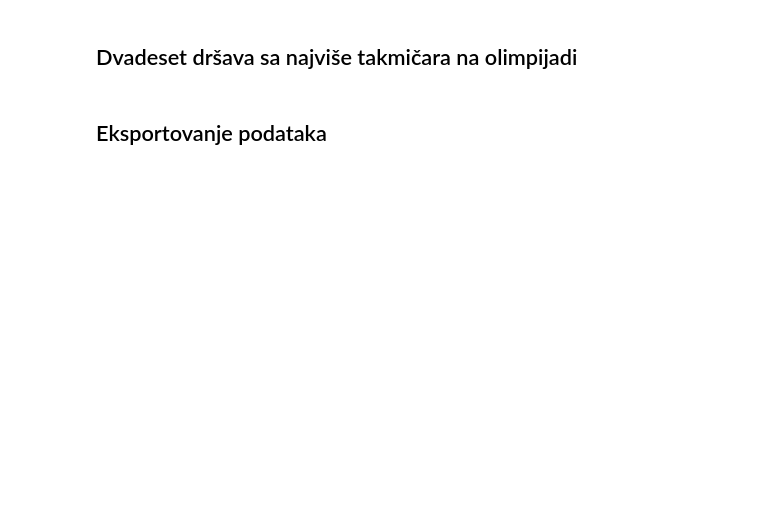
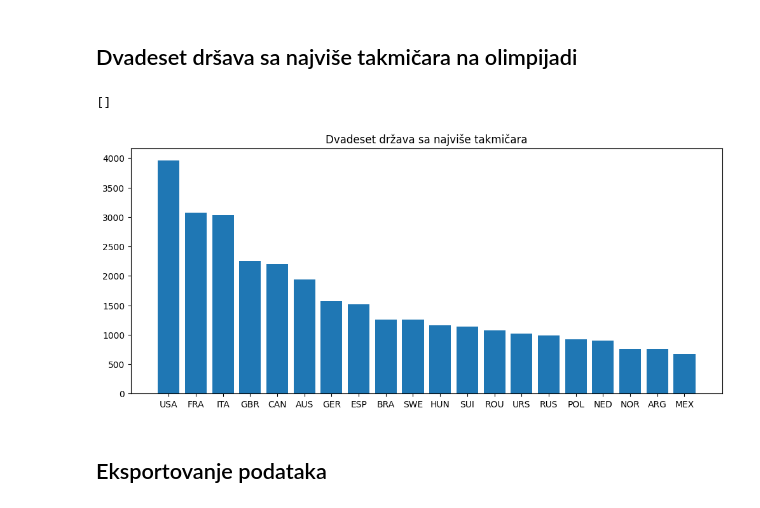
Before and after one commit to MATF-istrazivanje-podataka-1/2023_Data_Mining_Olimpics_Dataset, a Jupyter notebook: analiza_podataka.ipynb, the cells around one changed output. Saved outputs shown, nothing was run; the diff lists cells and outputs as text; code cells hidden in the pictures; blank space fills up the shorter version.

```diff
--- a/analiza_podataka.ipynb
+++ b/analiza_podataka.ipynb
@@ -96,8 +127,12 @@ plt.plot()
 # %%
 drzave = data.NOC.value_counts()
 plt.figure(figsize=(12, 5))
 plt.bar(drzave.keys()[:20], drzave.values[:20])
+plt.title('Dvadeset država sa najviše takmičara')
 plt.plot()
+# %% [output]
+[]
+[figure, added]
 # %% [markdown]
 ## Eksportovanje podataka
 # %%
```
Also changed, not shown: parts of 5 cells of this notebook, 2 other files.
